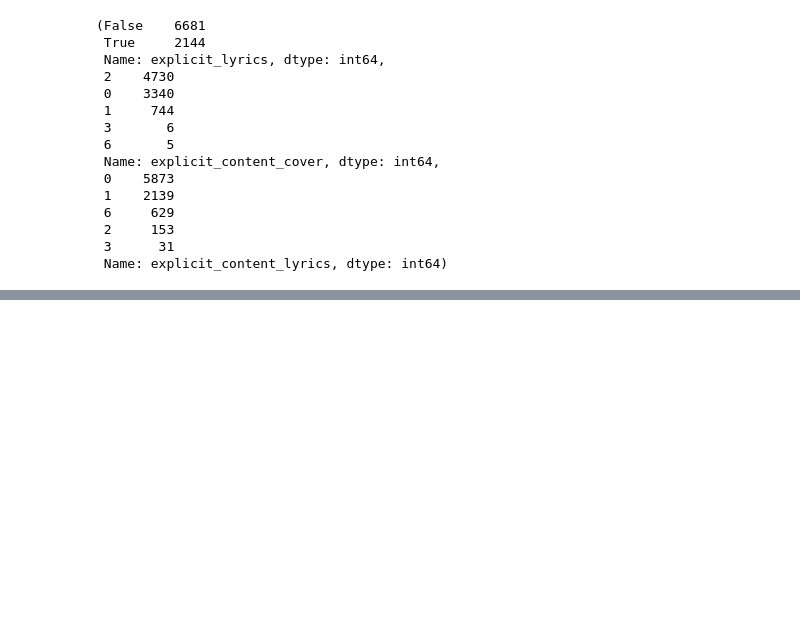
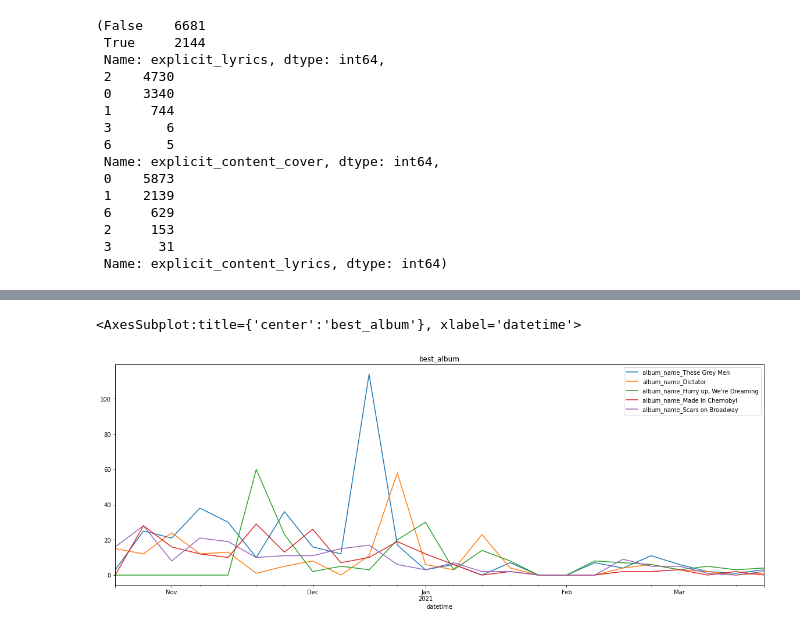
Before and after one commit to lachhebo/deezer_visualisation, a Jupyter notebook: Graph Notebook.ipynb, the cells around one changed output, grey strips where cells are left out. Saved outputs shown, nothing was run; the diff lists cells and outputs as text; code cells hidden in the pictures; blank space fills up the shorter version.

```diff
--- a/Graph Notebook.ipynb
+++ b/Graph Notebook.ipynb
@@ -139,0 +172,10 @@ data_resample.plot(figsize=(20,13), title="music listening over time")
+# %%
+ts = DF_HISTORY[['datetime', 'album_name']].sort_values('datetime')
+ts = pd.get_dummies(ts, columns=['album_name'])
+ts['datetime'] = ts['datetime'].apply(dateutil.parser.parse)
+ts = ts.set_index('datetime')[ ['album_name_' + sub for sub in  DF_HISTORY.album_name.value_counts()[0:5].index.to_list()]]
+data_resample = ts.resample('1W').sum()
+data_resample.plot(figsize=(20,7), title="best_album")
+# %% [output]
+<AxesSubplot:title={'center':'best_album'}, xlabel='datetime'>
+[figure, added]
```
Also changed, not shown: parts of 5 cells of this notebook.
